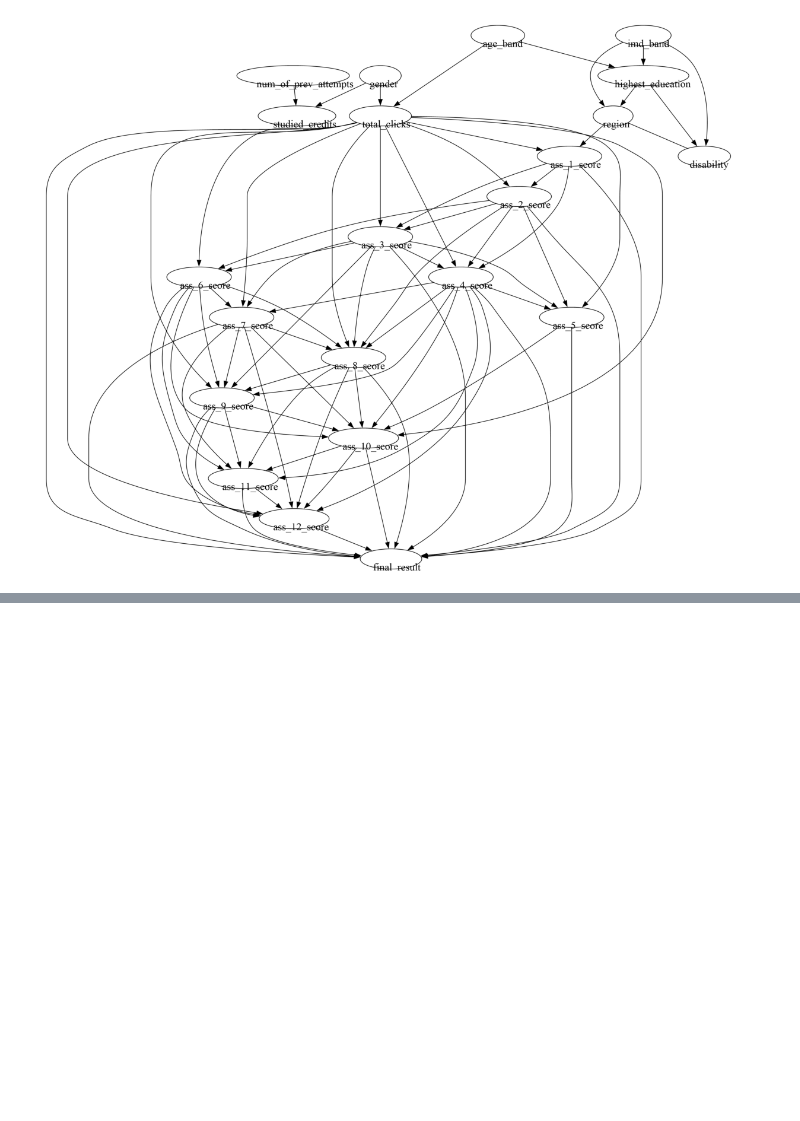
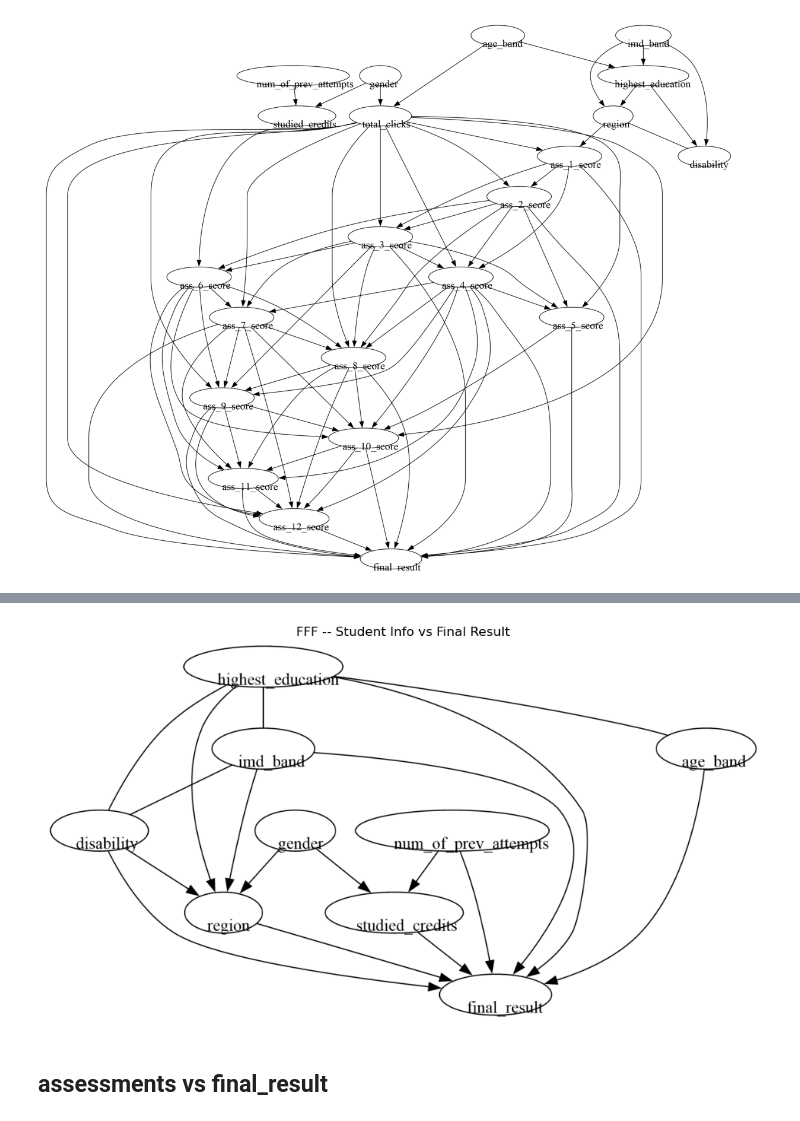
Before and after one commit to dishayayyy/Stage1_RQ1, a Jupyter notebook: FFF_PC.ipynb, the cells around one changed output, grey strips where cells are left out. Cells and saved outputs as stored; diff of their text form; code cells hidden in the pictures; blank space fills up the shorter version.

```diff
--- a/FFF_PC.ipynb
+++ b/FFF_PC.ipynb
@@ -283,0 +286,6 @@ plt.show()
+# %%
+df = fff
+
+print(df.shape)
+print(df[['gender', 'region', 'highest_education', 'imd_band', 'age_band', 'disability', 'final_result']].dtypes)
+print(df[['gender', 'highest_education', 'final_result']].head(3))
@@ -283,0 +347,8 @@ plt.show()
+# %%
+demo_cols_fff = ['gender', 'region', 'highest_education', 'imd_band', 'age_band',
+                  'num_of_prev_attempts', 'studied_credits', 'disability']
+
+dag1_data_fff = df[demo_cols_fff + ['final_result']].copy()
+
+print(dag1_data_fff.shape)
+print(dag1_data_fff.isnull().sum())
@@ -283,0 +393,6 @@ plt.show()
+# %%
+data1_fff = dag1_data_fff.to_numpy()
+
+cg1_fff = pc(data1_fff, alpha=0.05, indep_test='gsq', background_knowledge=bk1_fff, node_names=node_names_dag1_fff)
+
+print("Number of edges:", cg1_fff.G.get_num_edges())
@@ -283,0 +426,23 @@ plt.show()
+# %%
+pyd1_fff = GraphUtils.to_pydot(cg1_fff.G, labels=node_names_dag1_fff)
+
+for node in pyd1_fff.get_nodes():
+    node.set_fontsize('11')
+    node.set_fixedsize('false')
+    node.set_margin('0.15,0.08')
+
+png_bytes1_fff = pyd1_fff.create_png(prog=dot_path)
+
+with open(r"C:\Users\Disha Sharma\Desktop\Paper_1\ModuleWise\FFF_DAG1_studentinfo_vs_finalresult.png", "wb") as f:
+    f.write(png_bytes1_fff)
+
+img1_fff = mpimg.imread(io.BytesIO(png_bytes1_fff), format='png')
+plt.figure(figsize=(12, 10))
+plt.imshow(img1_fff)
+plt.axis('off')
+plt.title("FFF -- Student Info vs Final Result")
+plt.show()
+# %% [output]
+[figure, added]
+# %% [markdown]
+## assessments vs final_result
```
Also changed, not shown: parts of 21 cells of this notebook, 6 other files.
